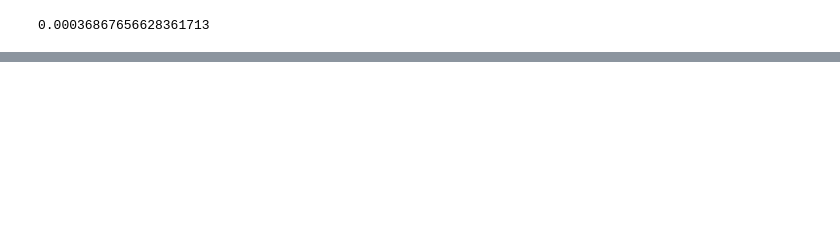
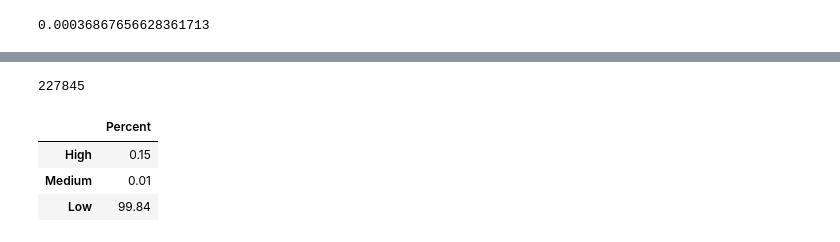
Before and after one commit to MohanadAlemam/fraud-detection-credit-card, a Jupyter notebook: notebooks/05_results_analysis.ipynb, the cells around one changed output, grey strips where cells are left out. Saved outputs shown, nothing was run; the diff lists cells and outputs as text; code cells hidden in the pictures; blank space fills up the shorter version.

```diff
--- a/notebooks/05_results_analysis.ipynb
+++ b/notebooks/05_results_analysis.ipynb
@@ -107,0 +123,13 @@ brier_score
+# %%
+len(oof_y_probabilities_best_model)
+# %% [output]
+227845
+# %%
+from src.model import validate_thresholds
+
+validate_thresholds(oof_y_probabilities_best_model)
+# %% [output]
+|  | Percent |
+| High | 0.15 |
+| Medium | 0.01 |
+| Low | 99.84 |
```
Also changed, not shown: parts of 6 cells of this notebook.
